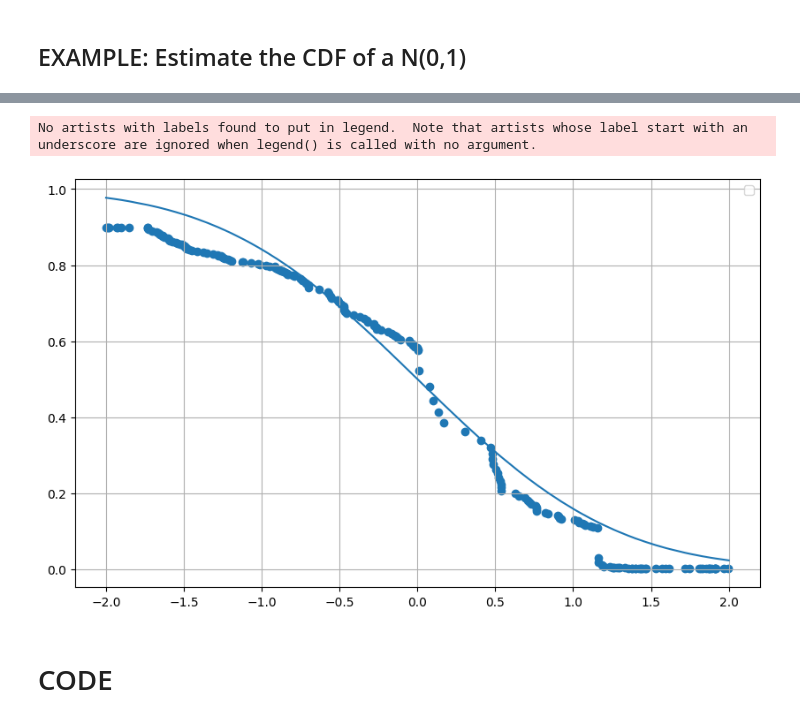
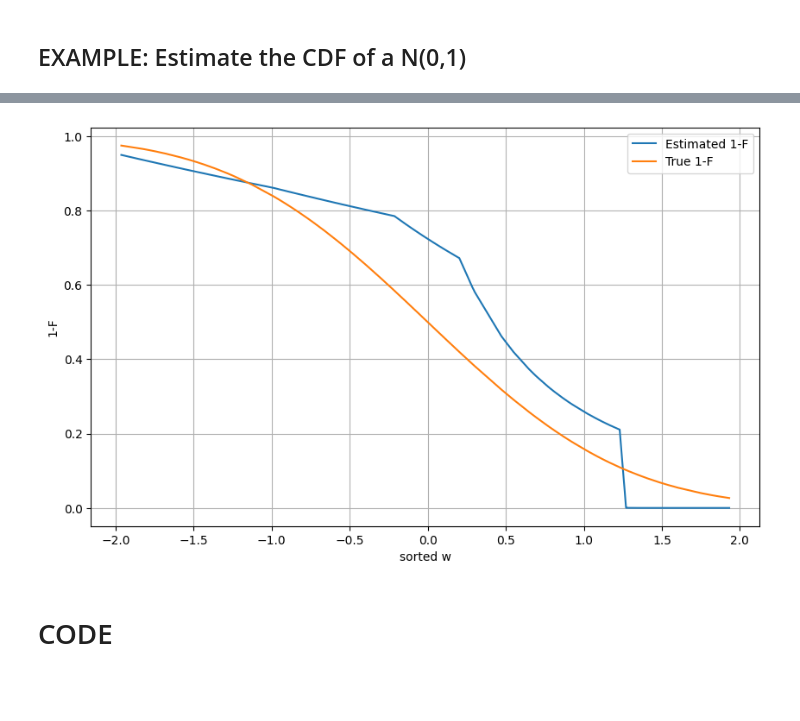
Before and after one commit to dbracale/Dynamic-Pricing, a Jupyter notebook: LS.ipynb, the cells around one changed output, grey strips where cells are left out. Saved outputs shown, nothing was run; the diff lists cells and outputs as text; code cells hidden in the pictures; blank space fills up the shorter version.

```diff
--- a/LS.ipynb
+++ b/LS.ipynb
@@ -48,10 +58,45 @@ def LS(w, y, epsi):
+# %%
+def objective_function(vector, y_s, d_alpha_inv):
+    return np.sum((y_s - d_alpha_inv(vector))**2)
+
+def constraint(vector, w, d_alpha, epsi):
+    return np.concatenate([
+        d_alpha(epsi) - vector,
+        -d_alpha(1 - epsi) + vector,
+        np.dot(convex_matrix(w), vector),
+        np.diff(np.dot(convex_matrix(w), vector))
+    ])
+
+def LS(w, y, d_alpha, d_alpha_inv, epsi):
+    w_unique = np.unique(w)
+    n = len(w_unique)
+    w_sorted = np.sort(w_unique)
+    index = np.argsort(w)
+
+    y_s = [y[i] for i in index]
+    y_s = np.array(y_s, dtype=int)
+
+    # Initial guess for alpha
+    vector0 = -np.ones(n)
+
+    # Define the objective and constraints for scipy.optimize
+    obj_func = lambda vector: objective_function(vector, y_s, d_alpha_inv)
+    nonlinear_constraint = NonlinearConstraint(lambda vector: constraint(vector,w_sorted, d_alpha, epsi), -np.inf, 0)
+
+    # Minimize the objective function subject to constraints
+    result = minimize(obj_func, vector0, constraints=[nonlinear_constraint])
+
+    phi = result.x
+    F_hat = interp1d(w_sorted, 1-d_alpha_inv(phi), kind='linear', fill_value='extrapolate')
+    return F_hat
 # %% [markdown]
 ## EXAMPLE: Estimate the CDF of a N(0,1)
 # %%
 epsi= 10**(-15)
-n_points = 200
+n_points = 100
 w_example = np.random.uniform(-2, 2, n_points)
 y_example = np.where(np.random.normal(0, 1, n_points) > w_example, 1, 0)
 
-result = LS(w_example, y_example, epsi)
+result = LS(w_example, y_example, d_alpha, d_alpha_inv, epsi)
 F_bar = 1-result(np.sort(w_example))
+phi = -1/F_bar
@@ -66,16 +103,17 @@ plt.show()
 # %%
 complement_cdf = 1-norm.cdf(np.sort(w_example))
 
 plt.figure(figsize=(10, 6))
-plt.scatter(np.sort(w_example), F_bar)
-plt.plot(np.sort(w_example), complement_cdf)
+plt.plot(np.sort(w_example), F_bar, label='Estimated 1-F')
+plt.plot(np.sort(w_example), complement_cdf, label='True 1-F')
+plt.xlabel('sorted w')
+plt.ylabel('1-F')
 
 plt.legend()
 plt.grid(True)
 plt.show()
 # %% [output]
-No artists with labels found to put in legend.  Note that artists whose label start with an underscore are ignored when legend() is called with no argument.
-[figure, old version]
+[figure, new version]
 # %% [markdown]
 # CODE
 # %% [markdown]
```
Also changed, not shown: parts of 12 cells of this notebook, 4 other files.
